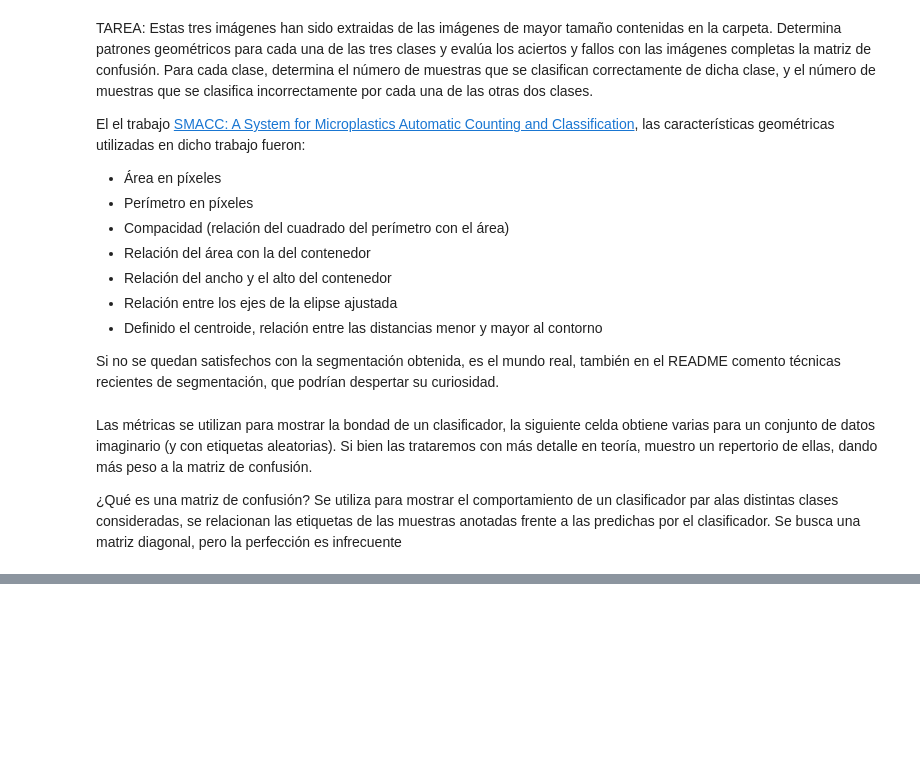
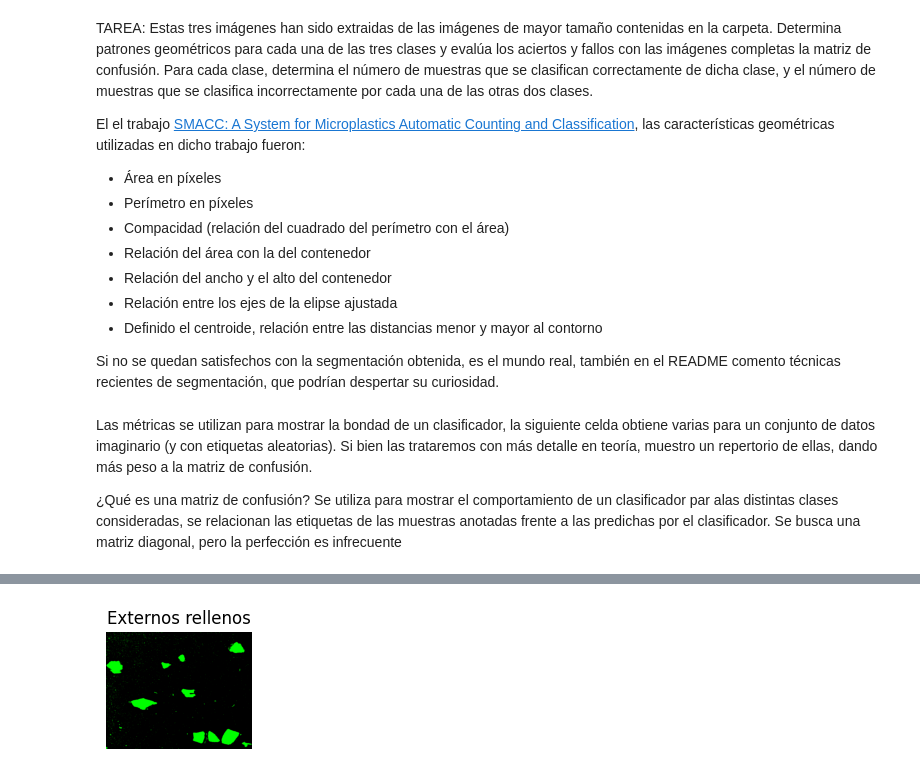
Before and after one commit to Sweetlord16/VC_P3, a Jupyter notebook: VC_P3.ipynb, the cells around one changed output, grey strips where cells are left out. Cells and saved outputs as stored; diff of their text form; code cells hidden in the pictures; blank space fills up the shorter version.

```diff
--- a/VC_P3.ipynb
+++ b/VC_P3.ipynb
@@ -393,10 +470,14 @@ Se utiliza para mostrar el comportamiento de un clasificador par alas distintas
 import cv2
 import numpy as np
 
-def calcular_patrones(imagen):
+def prueba_imagen(imagen):
     # Convertir la imagen a escala de grises
     imagen_gris = cv2.cvtColor(imagen, cv2.COLOR_BGR2GRAY)
-
+    # Definir un valor de umbral
+    if(imagen == fra).all():
+        umbral = 131.75
+    else:
+        umbral = 90
     # Aplicar umbral a la imagen en escala de grises
     _, img_th1 = cv2.threshold(imagen_gris, umbral, 255, cv2.THRESH_BINARY_INV)
 
@@ -405,68 +486,30 @@ def calcular_patrones(imagen):
 
  #Obtiene únicamente los contornos externos
     contornos2, hierarchy2 = cv2.findContours(img_th1, cv2.RETR_EXTERNAL , cv2.CHAIN_APPROX_SIMPLE)
-    # Inicializar listas para almacenar patrones de todos los contornos
-    areas = []
-    perimetros = []
-    compacidades = []
-    relaciones_area_contenedor = []
-    relaciones_ancho_alto = []
+
+    img_rgb = cv2.cvtColor(imagen , cv2.COLOR_BGR2RGB)
+    img_cont = np.zeros(img_rgb.shape)
+    img_cont = np.zeros(img_rgb.shape)
+
+    for c in contornos2:
+            #Área delcontorno
+        cv2.drawContours(img_cont, [c], -1, (0,255,0), -1)
+        area_flag = cv2.contourArea(c)
+
+    plt.subplot(133)
+    plt.axis("off")
+    plt.imshow(img_cont)
+    plt.title('Externos rellenos')
+    plt.show()
 
 
-    for contorno in contornos2:
-
-        # Calcular el área
-        area = cv2.contourArea(contorno)
-        if(area!=0.0):
-            areas.append(area)
-
-            # Calcular el perímetro
-            perimetro = cv2.arcLength(contorno, True)
-            perimetros.append(perimetro)
-
-            # Calcular la compacidad
-            compacidad = (perimetro ** 2) / (4 * 3.1415 * area)
-            compacidades.append(compacidad)
-
-            # Calcular la relación del área con el del contenedor
-            x, y, w, h = cv2.boundingRect(contorno)
-            area_contenedor = w * h
-            relacion_area_contenedor = area / area_contenedor
-            relaciones_area_contenedor.append(relacion_area_contenedor)
-
-            # Calcular la relación del ancho y el alto del contenedor
-            relacion_ancho_alto = w / h
-            relaciones_ancho_alto.append(relacion_ancho_alto)
-
-
-
-    # Calcular los valores promedio de los patrones
-    patron_promedio = np.array([
-        float(f'{np.mean(areas):.2f}'),
-        float(f'{np.mean(perimetros):.2f}'),
-        float(f'{np.mean(compacidades):.2f}'),
-        float(f'{np.mean(relaciones_area_contenedor):.2f}'),
-        float(f'{np.mean(relaciones_ancho_alto):.2f}')
-    ])
-
-
-
-
-
-    return patron_promedio
-
 # Cargar imágenes
-fra = cv2.imread("FRA.png")
 pel = cv2.imread("PEL.png")
 tar = cv2.imread("TAR.png")
+fra = cv2.imread("FRA.png")
 
 # Calcular los patrones promedio para cada imagen
-patron_fragmentos = calcular_patrones(fra)
-patron_pellet = calcular_patrones(pel)
-patron_alquitran = calcular_patrones(tar)
-
-# Configurar el formato de visualización de numpy
-print(patron_alquitran)
-print(patron_pellet)
-print(patron_fragmentos)
+patron_fragmentos = prueba_imagen(fra)
+patron_pellet = prueba_imagen(pel)
+patron_alquitran = prueba_imagen(tar)
 # %% [output]
@@ -475,0 +517 @@ print(patron_fragmentos)
+[figure, added]
```
Also changed, not shown: parts of 11 cells of this notebook, 9 other files.
